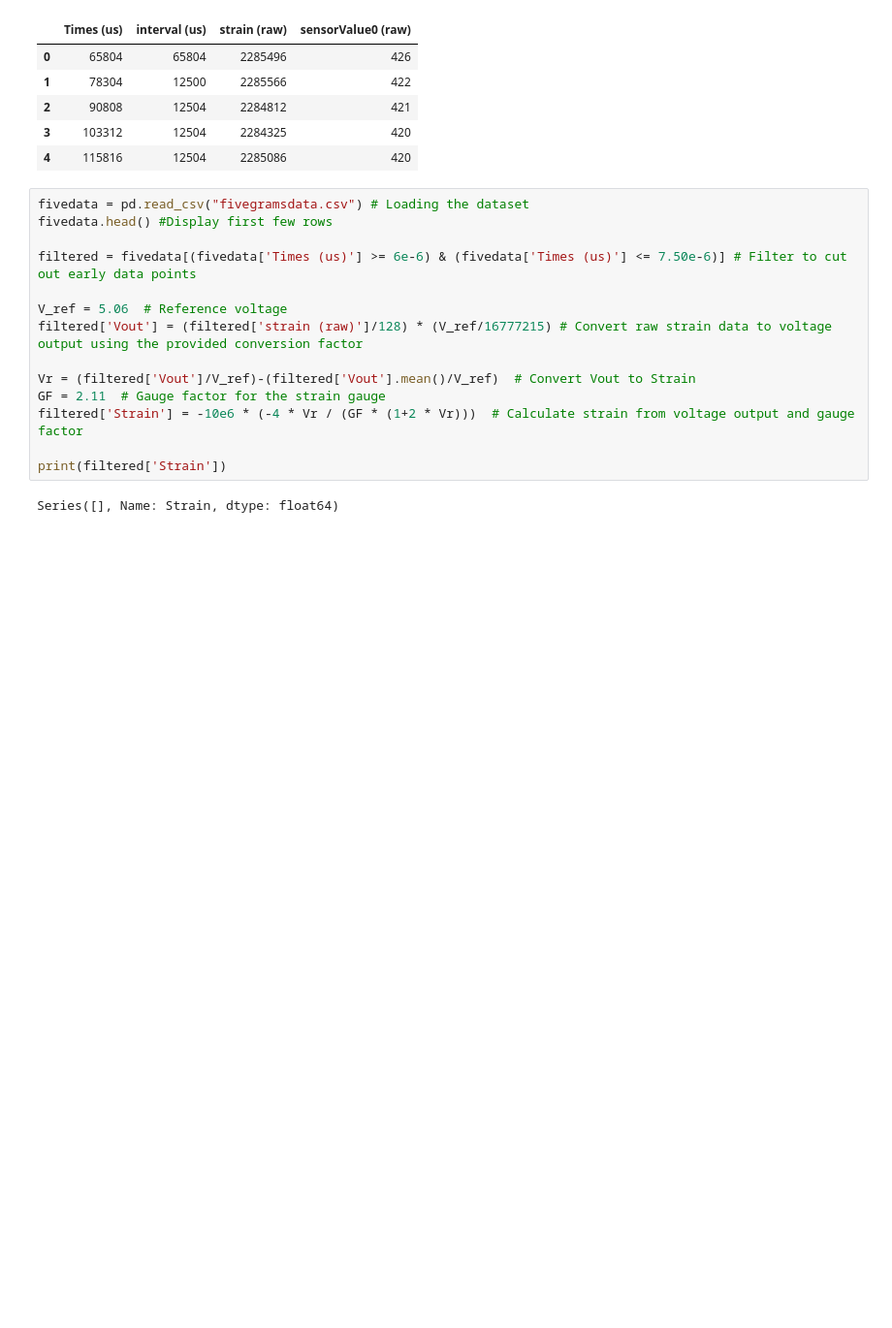
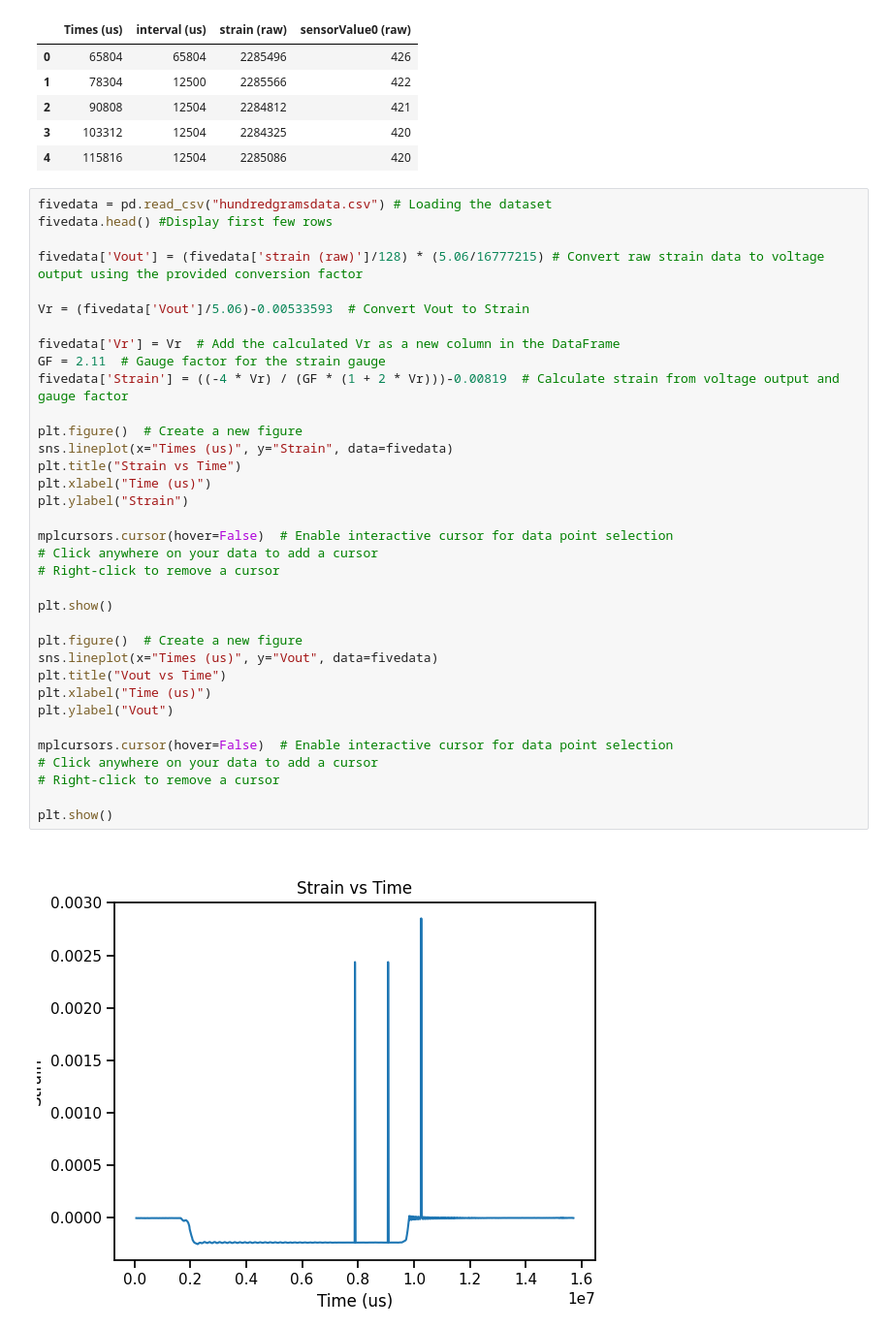
Before and after one commit to mylaz16/geng360-serra, a Jupyter notebook: Lab 4 - Beam/StrainMeasurment.ipynb, the cells around one changed output. Shown at 97% size. Saved outputs shown, nothing was run; the diff lists cells and outputs as text; blank space fills up the shorter version.

Commit message:
strain troubles

```diff
--- a/Lab 4 - Beam/StrainMeasurment.ipynb
+++ b/Lab 4 - Beam/StrainMeasurment.ipynb
@@ -341,18 +341,39 @@ fivegrams.head() #This will display the first few rows of the DataFrame
 | 3 | 103312 | 12504 | 2284325 | 420 |
 | 4 | 115816 | 12504 | 2285086 | 420 |
 # %%
-fivedata = pd.read_csv("fivegramsdata.csv") # Loading the dataset
+fivedata = pd.read_csv("hundredgramsdata.csv") # Loading the dataset
 fivedata.head() #Display first few rows
 
-filtered = fivedata[(fivedata['Times (us)'] >= 6e-6) & (fivedata['Times (us)'] <= 7.50e-6)] # Filter to cut out early data points
+fivedata['Vout'] = (fivedata['strain (raw)']/128) * (5.06/16777215) # Convert raw strain data to voltage output using the provided conversion factor
 
-V_ref = 5.06  # Reference voltage
-filtered['Vout'] = (filtered['strain (raw)']/128) * (V_ref/16777215) # Convert raw strain data to voltage output using the provided conversion factor
+Vr = (fivedata['Vout']/5.06)-0.00533593  # Convert Vout to Strain
 
-Vr = (filtered['Vout']/V_ref)-(filtered['Vout'].mean()/V_ref)  # Convert Vout to Strain
+fivedata['Vr'] = Vr  # Add the calculated Vr as a new column in the DataFrame
 GF = 2.11  # Gauge factor for the strain gauge
-filtered['Strain'] = -10e6 * (-4 * Vr / (GF * (1+2 * Vr)))  # Calculate strain from voltage output and gauge factor
+fivedata['Strain'] = ((-4 * Vr) / (GF * (1 + 2 * Vr)))-0.00819  # Calculate strain from voltage output and gauge factor
 
-print(filtered['Strain'])
+plt.figure()  # Create a new figure
+sns.lineplot(x="Times (us)", y="Strain", data=fivedata)
+plt.title("Strain vs Time")
+plt.xlabel("Time (us)")
+plt.ylabel("Strain")
+
+mplcursors.cursor(hover=False)  # Enable interactive cursor for data point selection
+# Click anywhere on your data to add a cursor
+# Right-click to remove a cursor
+
+plt.show()
+
+plt.figure()  # Create a new figure
+sns.lineplot(x="Times (us)", y="Vout", data=fivedata)
+plt.title("Vout vs Time")
+plt.xlabel("Time (us)")
+plt.ylabel("Vout")
+
+mplcursors.cursor(hover=False)  # Enable interactive cursor for data point selection
+# Click anywhere on your data to add a cursor
+# Right-click to remove a cursor
+
+plt.show()
 # %% [output]
-Series([], Name: Strain, dtype: float64)
+[figure, added]
```
Also changed, not shown: parts of 3 cells of this notebook, 2 other files.
